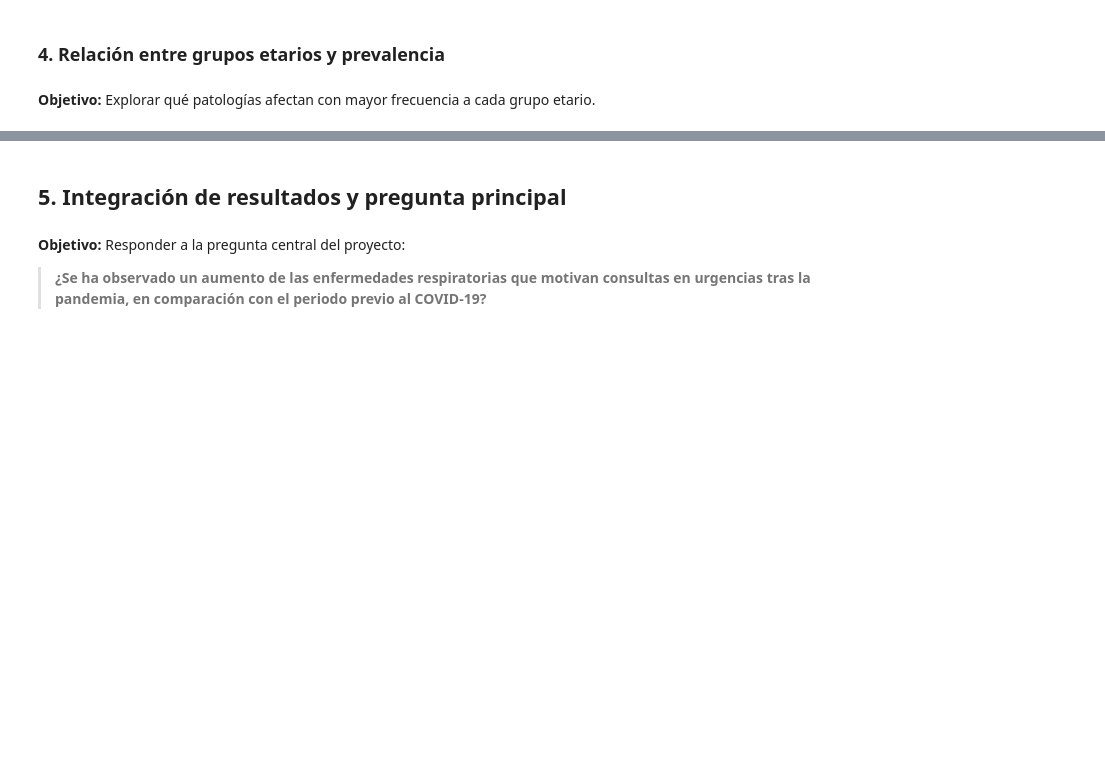
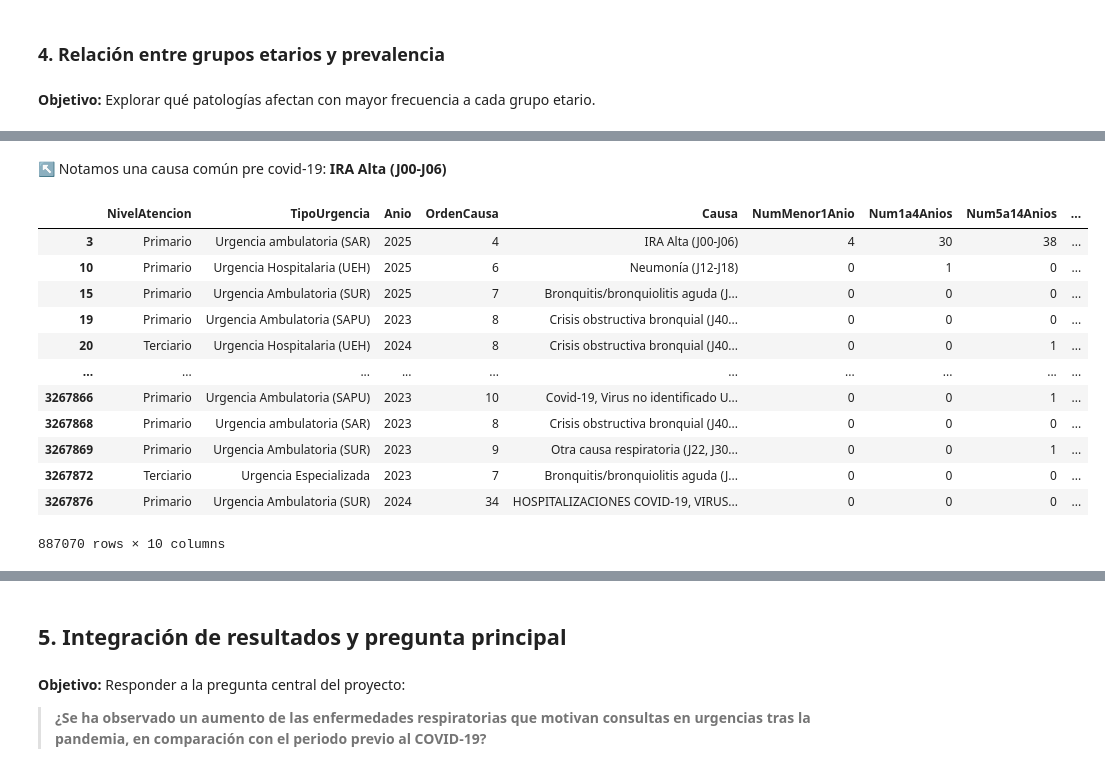
Before and after one commit to JoabVJ/project-imt2200, a Jupyter notebook: Entrega inicial/notebooks/01_EDA_enfermedades_respiratorias.ipynb, the cells around one changed output, grey strips where cells are left out. Cells and saved outputs as stored; diff of their text form; code cells hidden in the pictures; blank space fills up the shorter version.

```diff
--- a/Entrega inicial/notebooks/01_EDA_enfermedades_respiratorias.ipynb
+++ b/Entrega inicial/notebooks/01_EDA_enfermedades_respiratorias.ipynb
@@ -1189,0 +1353,23 @@ En conjunto, el gráfico evidencia que, aunque la distribución general de patol
+# %% [markdown]
+↖ Notamos una causa común pre covid-19: **IRA Alta (J00-J06)**
+# %%
+post_covid = df_anios[["NivelAtencion", "TipoUrgencia", "Anio", "OrdenCausa", "Causa", 'NumMenor1Anio', 'Num1a4Anios',
+       'Num5a14Anios', 'Num15a64Anios', 'Num65oMas']]
+
+#Volvemos a filtrar ahora utilizando más filas
+post_covid = post_covid[post_covid["Anio"] >= 2023]
+post_covid
+# %% [output]
+|  | NivelAtencion | TipoUrgencia | Anio | OrdenCausa | Causa | NumMenor1Anio | Num1a4Anios | Num5a14Anios | ... |
+| 3 | Primario | Urgencia ambulatoria (SAR) | 2025 | 4 | IRA Alta (J00-J06) | 4 | 30 | 38 | ... |
+| 10 | Primario | Urgencia Hospitalaria (UEH) | 2025 | 6 | Neumonía (J12-J18) | 0 | 1 | 0 | ... |
+| 15 | Primario | Urgencia Ambulatoria (SUR) | 2025 | 7 | Bronquitis/bronquiolitis aguda (J... | 0 | 0 | 0 | ... |
+| 19 | Primario | Urgencia Ambulatoria (SAPU) | 2023 | 8 | Crisis obstructiva bronquial (J40... | 0 | 0 | 0 | ... |
+| 20 | Terciario | Urgencia Hospitalaria (UEH) | 2024 | 8 | Crisis obstructiva bronquial (J40... | 0 | 0 | 1 | ... |
+| ... | ... | ... | ... | ... | ... | ... | ... | ... | ... |
+| 3267866 | Primario | Urgencia Ambulatoria (SAPU) | 2023 | 10 | Covid-19, Virus no identificado U... | 0 | 0 | 1 | ... |
+| 3267868 | Primario | Urgencia ambulatoria (SAR) | 2023 | 8 | Crisis obstructiva bronquial (J40... | 0 | 0 | 0 | ... |
+| 3267869 | Primario | Urgencia Ambulatoria (SUR) | 2023 | 9 | Otra causa respiratoria (J22, J30... | 0 | 0 | 1 | ... |
+| 3267872 | Terciario | Urgencia Especializada | 2023 | 7 | Bronquitis/bronquiolitis aguda (J... | 0 | 0 | 0 | ... |
+| 3267876 | Primario | Urgencia Ambulatoria (SUR) | 2024 | 34 | HOSPITALIZACIONES COVID-19, VIRUS... | 0 | 0 | 0 | ... |
+887070 rows × 10 columns
```
Also changed, not shown: parts of 30 cells of this notebook.
